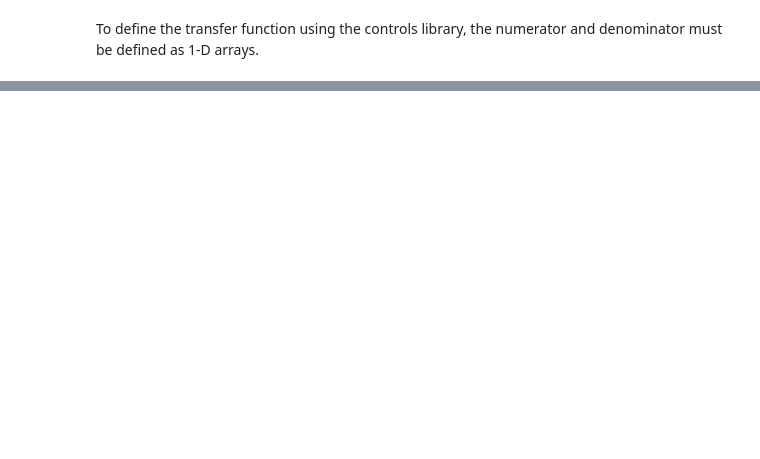
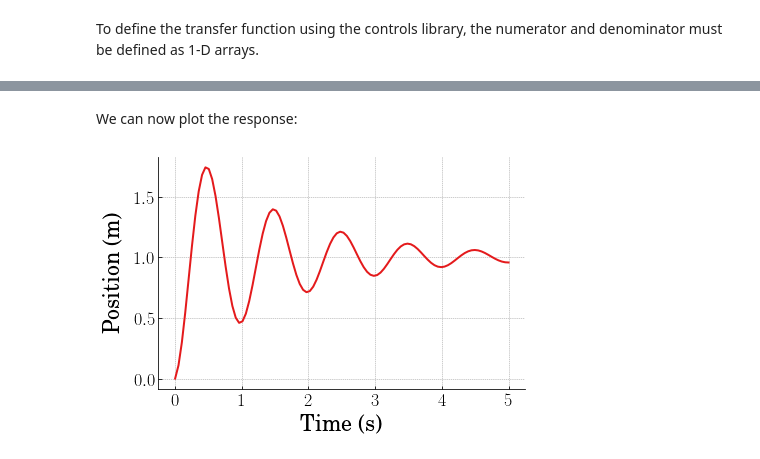
Before and after one commit to gge0866/MCHE474---Control-Systems, a Jupyter notebook: Jupyter Notebooks/Plotting_poles_zeros.ipynb, the cells around one changed output, grey strips where cells are left out. Saved outputs shown, nothing was run; the diff lists cells and outputs as text; code cells hidden in the pictures; blank space fills up the shorter version.

```diff
--- a/Jupyter Notebooks/Plotting_poles_zeros.ipynb
+++ b/Jupyter Notebooks/Plotting_poles_zeros.ipynb
@@ -59,0 +52,51 @@ poles, zeros = control.pzmap.pzmap(sys)
+# %%
+control.step_response(sys, T=None, X0=0.0, input=None, output=None, T_num=None, transpose=False, return_x=False, squeeze=None)
+
+time = np.linspace(0,5,100) # create time array between 0 and 5 seconds with 50 samples
+
+t, xout = control.step_response(sys,T=time)
+# %% [markdown]
+We can now plot the response:
+# %%
+#############################################################
+fig = plt.figure(figsize=(6,4))
+ax = plt.gca()
+plt.subplots_adjust(bottom=0.17, left=0.17, top=0.96, right=0.96)
+
+# Change the axis units font
+plt.setp(ax.get_ymajorticklabels(),fontsize=18)
+plt.setp(ax.get_xmajorticklabels(),fontsize=18)
+
+ax.spines['right'].set_color('none')
+ax.spines['top'].set_color('none')
+
+ax.xaxis.set_ticks_position('bottom')
+ax.yaxis.set_ticks_position('left')
+
+# Turn on the plot grid and set appropriate linestyle and color
+ax.grid(True,linestyle=':', color='0.75')
+ax.set_axisbelow(True)
+
+# Define the X and Y axis labels
+plt.xlabel('Time (s)', fontsize=22, weight='bold', labelpad=5)
+plt.ylabel('Position (m)', fontsize=22, weight='bold', labelpad=10)
+
+plt.plot(time, xout, linewidth=2, linestyle='-', label=r'Response')
+# uncomment below and set limits if needed
+# plt.xlim(0,5)
+# plt.ylim(-0.01,2.5)
+
+# # Create the legend, then fix the fontsize
+# leg = plt.legend(loc='upper right', ncol = 1, fancybox=True, )
+# ltext  = leg.get_texts()
+# plt.setp(ltext,fontsize=16)
+
+# Adjust the page layout filling the page using the new tight_layout command
+plt.tight_layout(pad=0.5)
+
+# save the figure as a high-res pdf in the current folder
+# plt.savefig('plot_filename.pdf')
+
+# plt.show()
+# %% [output]
+[figure, added]
```
Also changed, not shown: parts of 11 cells of this notebook, 4 other files.
